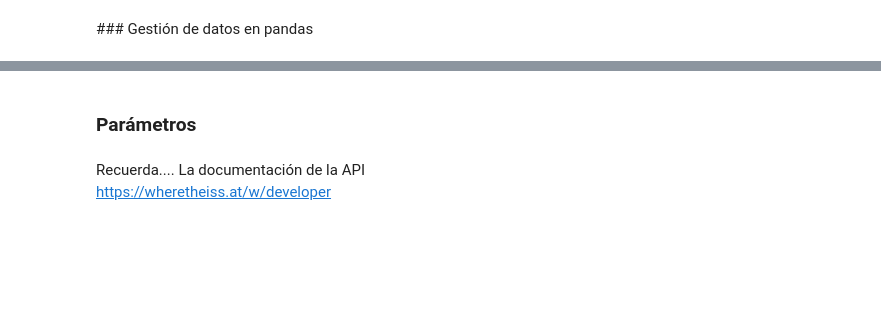
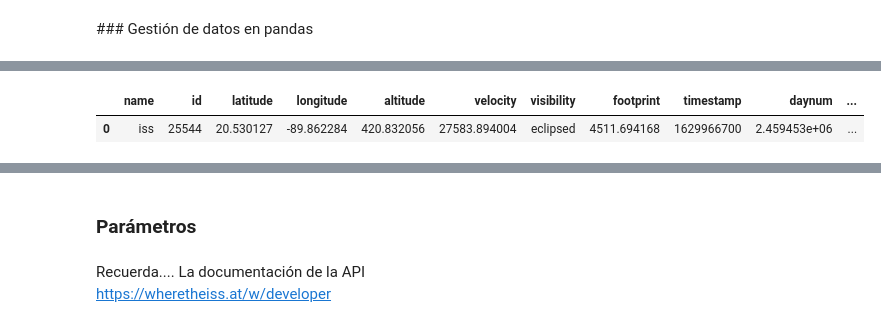
Before and after one commit to Ironhack-Data-Madrid-Agosto-2021/classroom-materials, a Jupyter notebook: week_03/03-apis.ipynb, the cells around one changed output, grey strips where cells are left out. Saved outputs shown, nothing was run; the diff lists cells and outputs as text; code cells hidden in the pictures; blank space fills up the shorter version.

```diff
--- a/week_03/03-apis.ipynb
+++ b/week_03/03-apis.ipynb
@@ -223,3 +322,6 @@ import pandas as pd
 # Pandas hace esto por nosotras con json normalize 🐼
 # %%
 from pandas import json_normalize
+# %%
+para_json = requests.get(url_completa).json()
+para_json
@@ -226 +342,6 @@ from pandas import json_normalize
+# %%
+json_normalize(para_json)
+# %% [output]
+|  | name | id | latitude | longitude | altitude | velocity | visibility | footprint | timestamp | daynum | ... |
+| 0 | iss | 25544 | 20.530127 | -89.862284 | 420.832056 | 27583.894004 | eclipsed | 4511.694168 | 1629966700 | 2.459453e+06 | ... |
 # %%
```
Also changed, not shown: parts of 43 cells of this notebook.
